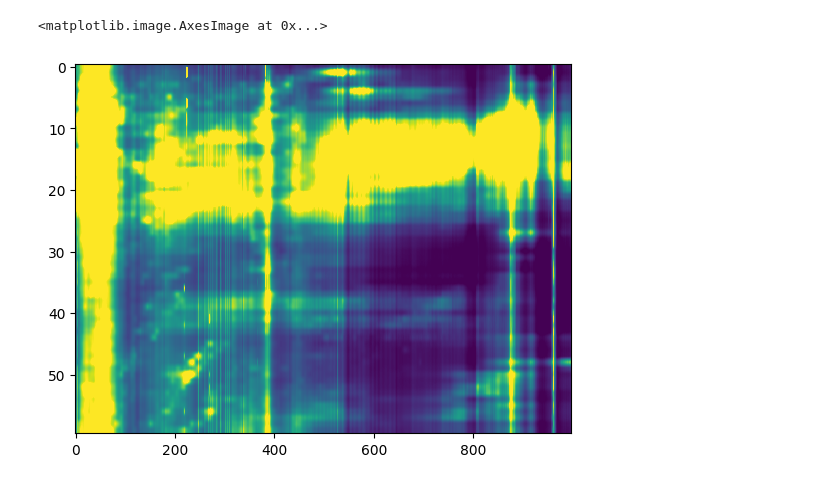
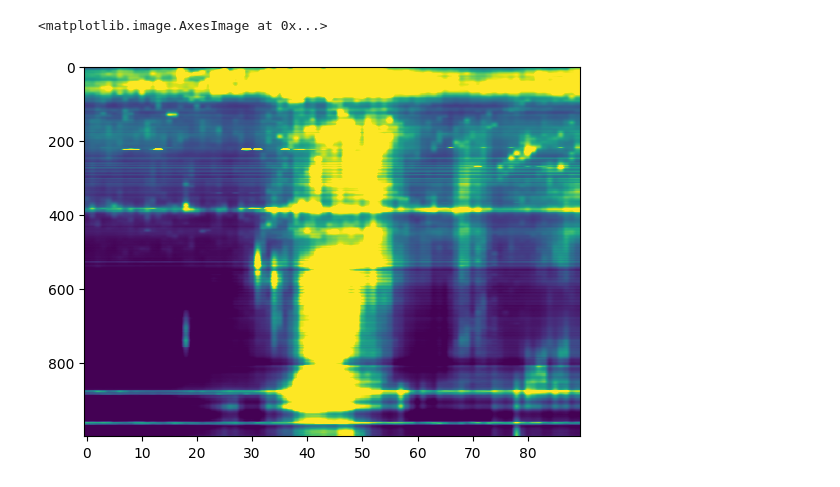
Before and after one commit to i4Ds/eCallistoValidation, a Jupyter notebook: validation/Orfees/Test_orfees.ipynb, the cells around one changed output. Drawn from its saved outputs; the diff is of its cells as text; code cells hidden in the pictures.

```diff
--- a/validation/Orfees/Test_orfees.ipynb
+++ b/validation/Orfees/Test_orfees.ipynb
@@ -222,14 +298,14 @@ plt.imshow(resized_shape,vmin=100, vmax=1000, aspect="auto")
 # %%
 orfees3 = OrfeesSpectrogram("./orfees_files/int_orf20170906_115500_10 (1).fts")
 
 
 dates = orfees3.convert_ms_to_date()
 new_range = orfees3.time_range(start_time='12:00:04', end_time='12:09:54')
 
-ax.xaxis.set_major_locator(MaxNLocator(prune='both', nbins=6))
-ax.set_xticklabels(dates[::int(len(dates)//30 )], rotation = 50, horizontalalignment="right")
+# ax.xaxis.set_major_locator(MaxNLocator(prune='both', nbins=6))
+# ax.set_xticklabels(dates[::int(len(dates)//30 )], rotation = 50, horizontalalignment="right")
 
-plt.imshow(new_range,vmin=100, vmax=1000, aspect="auto")
+plt.imshow(orfees3.data.T,vmin=100, vmax=1000, aspect="auto")
 # %% [output]
 <matplotlib.image.AxesImage at 0x...>
-[figure, old version]
+[figure, new version]
```
Also changed, not shown: parts of 10 cells of this notebook.
